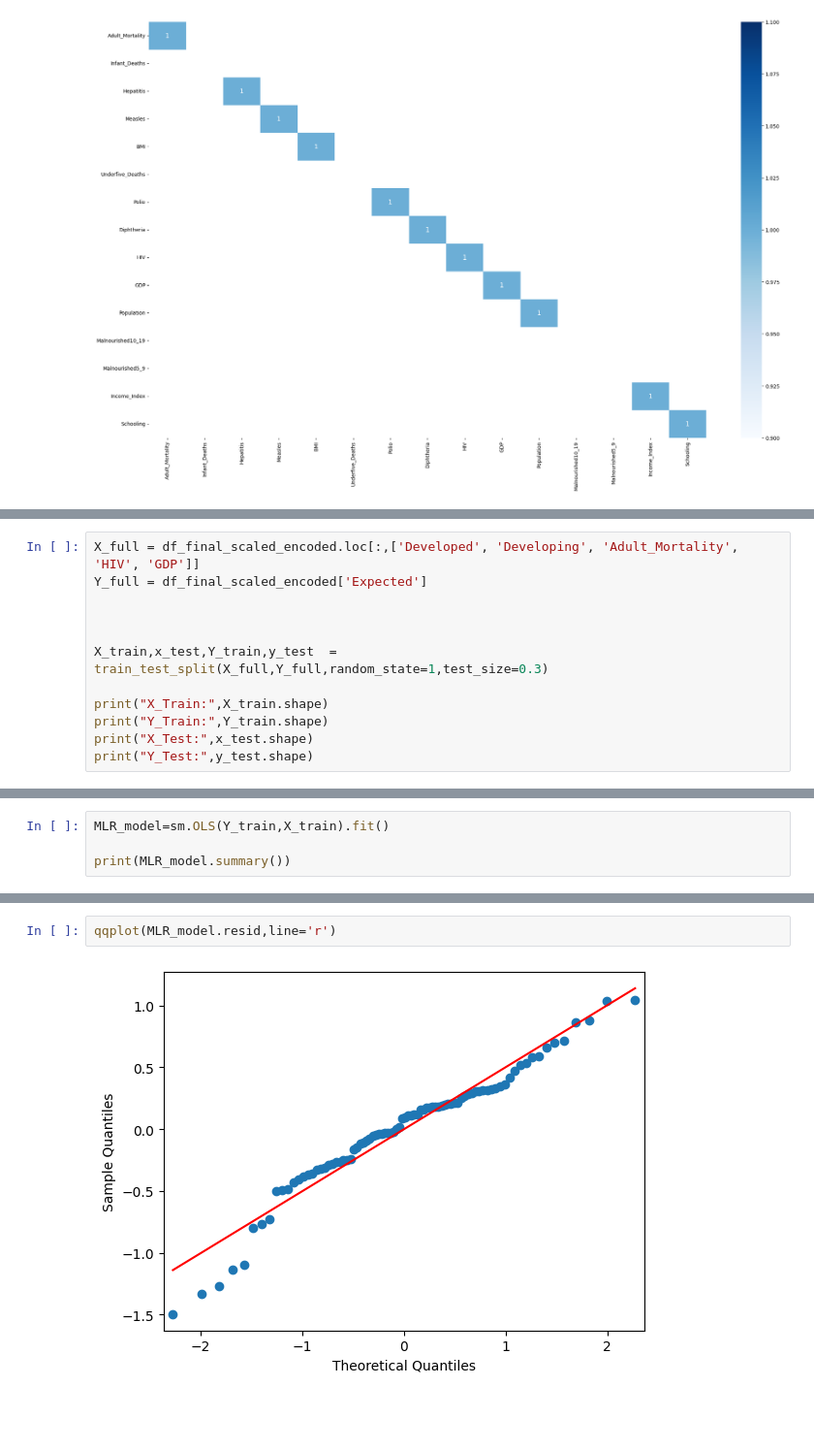
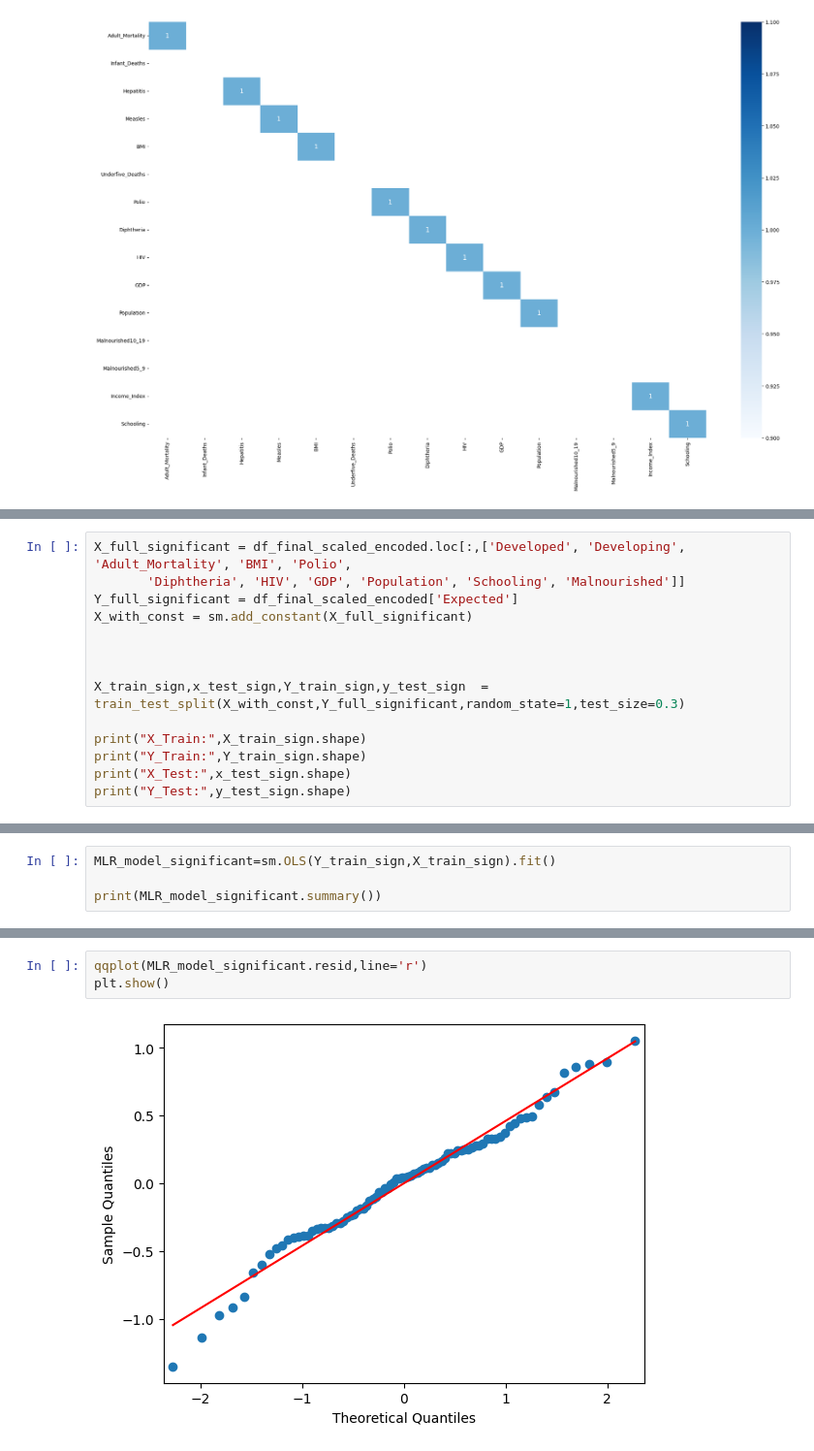
Before and after one commit to vinaykumargummadi/Data-Science-Projects, a Jupyter notebook: MicroProject and Assignment/VinayKumarG_Graded_assigment.ipynb, the cells around one changed output, grey strips where cells are left out. Shown at 97% size. Saved outputs shown, nothing was run; the diff lists cells and outputs as text; blank space fills up the shorter version.

```diff
--- a/MicroProject and Assignment/VinayKumarG_Graded_assigment.ipynb
+++ b/MicroProject and Assignment/VinayKumarG_Graded_assigment.ipynb
@@ -393,13 +463,15 @@ Feature Rankings: [('Developed', 1), ('Developing', 1), ('Adult_Mortality', 1),
 # %%
-X_full = df_final_scaled_encoded.loc[:,['Developed', 'Developing', 'Adult_Mortality', 'HIV', 'GDP']]
-Y_full = df_final_scaled_encoded['Expected']
+X_full_significant = df_final_scaled_encoded.loc[:,['Developed', 'Developing', 'Adult_Mortality', 'BMI', 'Polio',
+       'Diphtheria', 'HIV', 'GDP', 'Population', 'Schooling', 'Malnourished']]
+Y_full_significant = df_final_scaled_encoded['Expected']
+X_with_const = sm.add_constant(X_full_significant)
 
 
 
-X_train,x_test,Y_train,y_test  = train_test_split(X_full,Y_full,random_state=1,test_size=0.3)
+X_train_sign,x_test_sign,Y_train_sign,y_test_sign  = train_test_split(X_with_const,Y_full_significant,random_state=1,test_size=0.3)
 
-print("X_Train:",X_train.shape)
-print("Y_Train:",Y_train.shape)
-print("X_Test:",x_test.shape)
-print("Y_Test:",y_test.shape)
+print("X_Train:",X_train_sign.shape)
+print("Y_Train:",Y_train_sign.shape)
+print("X_Test:",x_test_sign.shape)
+print("Y_Test:",y_test_sign.shape)
 # %% [output]
@@ -409,8 +481,8 @@ X_Test: (38, 5)
 Y_Test: (38,)
 # %%
-MLR_model=sm.OLS(Y_train,X_train).fit()
+MLR_model_significant=sm.OLS(Y_train_sign,X_train_sign).fit()
 
-print(MLR_model.summary())
+print(MLR_model_significant.summary())
 # %% [output]
                             OLS Regression Results
 ==============================================================================
@@ -440,4 +519,5 @@ dummy=np.column_stack((X_full['Developed'],X_full['Developing'],X_full['Adult_Mo
 # %%
-qqplot(MLR_model.resid,line='r')
+qqplot(MLR_model_significant.resid,line='r')
+plt.show()
 # %% [output]
-[figure, old version]
+[figure, new version]
```
Also changed, not shown: parts of 35 cells of this notebook, 1 other file.
